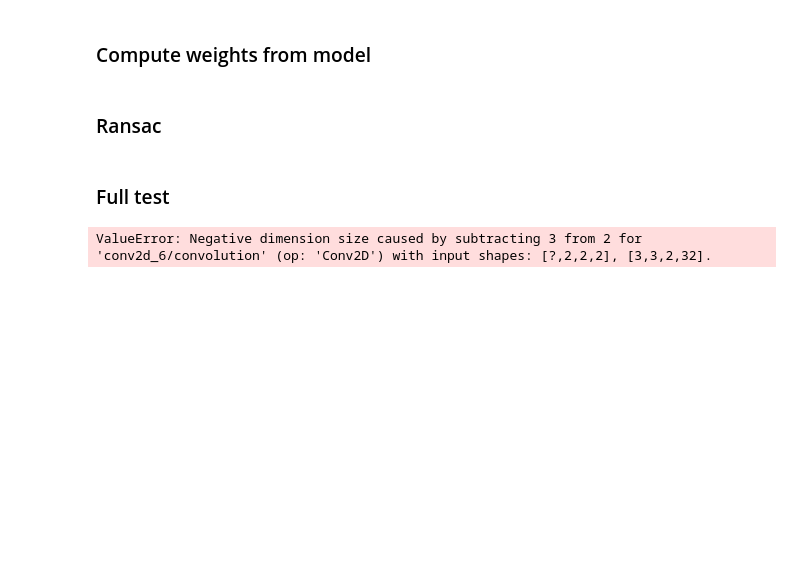
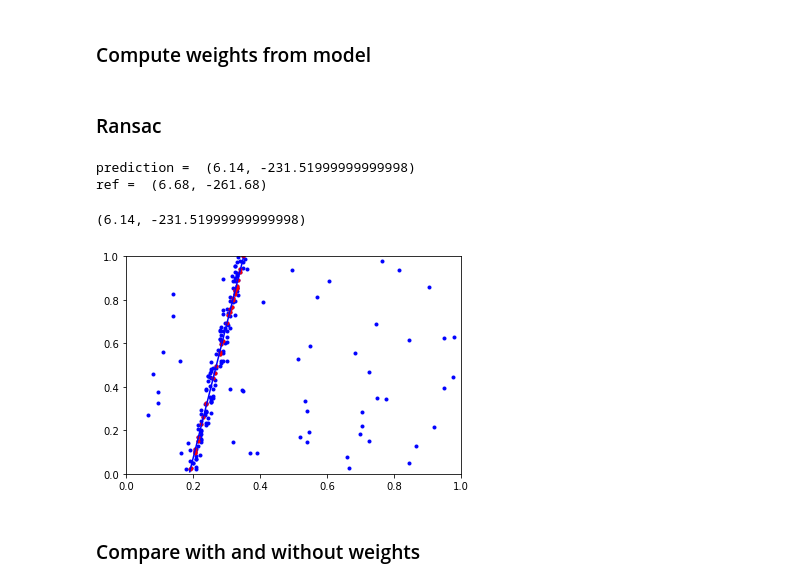
Before and after one commit to BereniceCourant/ImprRansac, a Jupyter notebook: Ransac+.ipynb, the cells around one changed output. Cells and saved outputs as stored; diff of their text form; code cells hidden in the pictures; blank space fills up the shorter version.

```diff
--- a/Ransac+.ipynb
+++ b/Ransac+.ipynb
@@ -695,8 +659,12 @@ def sample_from_weights(data, weights, sample, sigma=5):
     m = 1
     if len(sample) == 0:
         x1 = np.random.randint(n)
+        while weights[x1] == 0:
+            x1 = np.random.randint(n)
         for k in range(1000):
-            x2 = int(np.random.normal(loc=x2, scale=sigma))
+            x2 = int(np.random.normal(loc=x1, scale=sigma))
+            while x2 < 0 or x2 >= n:
+                x2 = int(np.random.normal(loc=x1, scale=sigma))
             alpha = weights[x2]/weights[x1]
             u = random.uniform(0, 1)
             if u <= alpha:
@@ -705,7 +673,9 @@ def sample_from_weights(data, weights, sample, sigma=5):
         x1 = sample[-1]
 
     for k in range(m):
-        x2 = int(np.random.normal(loc=x2, scale=sigma))
+        x2 = int(np.random.normal(loc=x1, scale=sigma))
+        while x2 < 0 or x2 >= n:
+            x2 = int(np.random.normal(loc=x1, scale=sigma))
         alpha = weights[x2]/weights[x1]
         u = random.uniform(0, 1)
         if u <= alpha:
@@ -759,26 +743,33 @@ def ransac(model, data, threshold, image, proba):
-# %% [markdown]
-### Full test
 # %%
-def test(image, sigma):
+def test_weights_ref(image, sigma, n_inliers=150, n_outliers=50):
     line = generate_line(image)
-    data = generate_data(line, image, sigma)
+    data = generate_data(line, image, sigma, n_inliers, n_outliers)
 
-    nbr = 50
-    nbr_per_line = 100
-    model = train_model(image, sigma, nbr, nbr_per_line)
+    threshold = 3
+    proba = 0.1
 
-    line_predict = ransac(model, data, 3, image, 0.1)
+    line_predict, inliers = ransac(data, threshold, image, proba, line_ref=line)
+
 
     fig, ax = plt.subplots()
-    ax.set_xlim(0, image[0])
-    ax.set_ylim(0, image[1])
-    plot_data(data, ax)
-    plot_line(line, image, ax)
-    plot_line(line_predict, image, ax)
+    ax.set_xlim(0, 1)
+    ax.set_ylim(0, 1)
+    plot_data(data, ax, c='b')
+    plot_data(inliers, ax, c='r')
+    #plot_line(line, image, ax, c='g')
+    plot_line(line_predict, image, ax, c='b')
     fig.show()
+
+    print("prediction = ", line_predict)
+    print("ref = ", line)
 
     return line_predict
 
-test(image_size, sigma)
+test_weights_ref(image_size, sigma_noise)
 # %% [output]
-ValueError: Negative dimension size caused by subtracting 3 from 2 for 'conv2d_6/convolution' (op: 'Conv2D') with input shapes: [?,2,2,2], [3,3,2,32].
+prediction =  (6.14, -231.51999999999998)
+ref =  (6.68, -261.68)
+(6.14, -231.51999999999998)
+[figure, added]
+# %% [markdown]
+### Compare with and without weights
```
Also changed, not shown: parts of 12 cells of this notebook, 1 other file.
